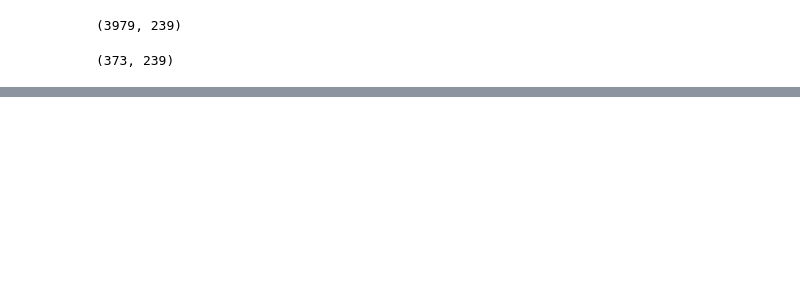
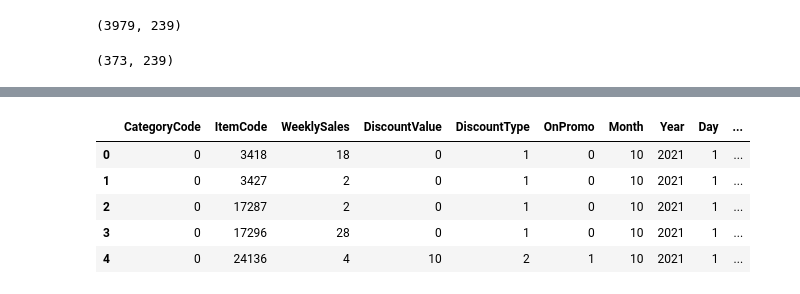
Before and after one commit to Sachini007/Data-Storm-3.0, a Jupyter notebook: Semi_Finals_05_03_22/FeatureEngineering.ipynb, the cells around one changed output, grey strips where cells are left out. Cells and saved outputs as stored; diff of their text form; code cells hidden in the pictures; blank space fills up the shorter version.

```diff
--- a/Semi_Finals_05_03_22/FeatureEngineering.ipynb
+++ b/Semi_Finals_05_03_22/FeatureEngineering.ipynb
@@ -438,0 +571,8 @@ tf.Tensor(0.14380949803435258, shape=(), dtype=float64)
+# %%
+train_f.drop('ind', axis=1, inplace=True)
+val_f.drop('ind', axis=1, inplace=True)
+test_f.drop('ind', axis=1, inplace=True)
+# %%
+train_f['prediction'] = model_mlp.predict(X_train)
+val_f['prediction'] = model_mlp.predict(X_valid)
+test_f['prediction'] = model_mlp.predict(X_test)
@@ -438,0 +595,22 @@ tf.Tensor(0.14380949803435258, shape=(), dtype=float64)
+# %%
+# Import label encoder
+from sklearn import preprocessing
+
+# label_encoder object knows how to understand word labels.
+label_encoder = preprocessing.LabelEncoder()
+
+# Encode labels in column 'species'.
+train_f['DiscountType']= label_encoder.fit_transform(train_f['DiscountType'])
+val_f['DiscountType']= label_encoder.transform(val_f['DiscountType'])
+
+train_f['CategoryCode']= label_encoder.fit_transform(train_f['CategoryCode'])
+val_f['CategoryCode']= label_encoder.transform(val_f['CategoryCode'])
+# %%
+train_f.head()
+# %% [output]
+|  | CategoryCode | ItemCode | WeeklySales | DiscountValue | DiscountType | OnPromo | Month | Year | Day | ... |
+| 0 | 0 | 3418 | 18 | 0 | 1 | 0 | 10 | 2021 | 1 | ... |
+| 1 | 0 | 3427 | 2 | 0 | 1 | 0 | 10 | 2021 | 1 | ... |
+| 2 | 0 | 17287 | 2 | 0 | 1 | 0 | 10 | 2021 | 1 | ... |
+| 3 | 0 | 17296 | 28 | 0 | 1 | 0 | 10 | 2021 | 1 | ... |
+| 4 | 0 | 24136 | 4 | 10 | 2 | 1 | 10 | 2021 | 1 | ... |
```
Also changed, not shown: parts of 69 cells of this notebook.
